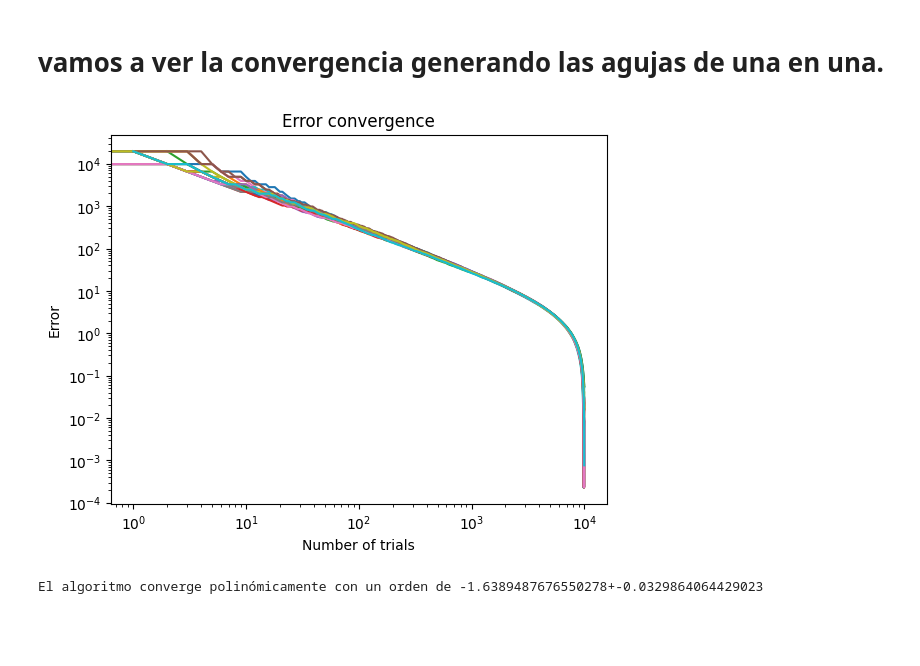
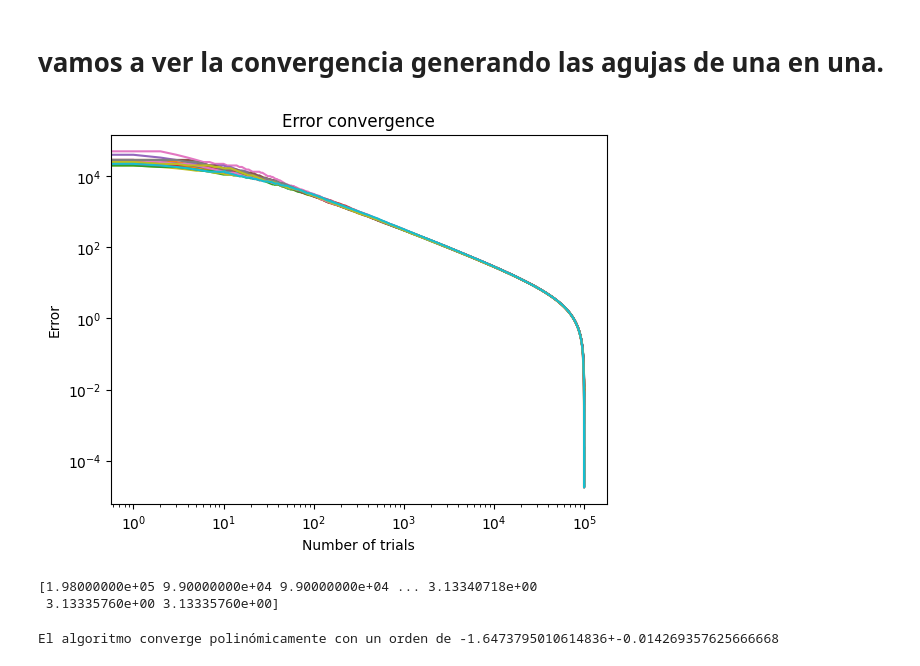
Before and after one commit to FullFran/Optimization-Algorithms, a Jupyter notebook: 2 Números aleatorios, Métodos de Montecarlo/Aguja de Buffon/buffon_needle.ipynb, the cells around one changed output. Cells and saved outputs as stored; diff of their text form; code cells hidden in the pictures; blank space fills up the shorter version.

```diff
--- a/2 Números aleatorios, Métodos de Montecarlo/Aguja de Buffon/buffon_needle.ipynb
+++ b/2 Números aleatorios, Métodos de Montecarlo/Aguja de Buffon/buffon_needle.ipynb
@@ -82,19 +82,24 @@ plt.show()
 # %%
 ex = []
 for i in range(20):
-    pi, err, pi_acum, err_acum = pi_buffon_needle(0.99, 1, 10000)
-    plt.loglog(err_acum, label='d = '+str(0.99))
+    pi, err, pi_acum, err_acum = pi_buffon_needle(0.99, 1, 100000)
+    plt.loglog(err_acum[10:], label='d = '+str(0.99))
     plt.xlabel('Number of trials')
     plt.ylabel('Error')
     plt.title('Error convergence')
     p = np.polyfit(np.log(np.arange(1,len(err_acum)+1)), np.log(err_acum),1)
     ex.append(p[0])
 plt.show()
 # %% [output]
-[figure, old version]
+[figure, new version]
+# %%
+print(pi_acum)
+# %% [output]
+[1.98000000e+05 9.90000000e+04 9.90000000e+04 ... 3.13340718e+00
+ 3.13335760e+00 3.13335760e+00]
 # %%
 co = np.mean([i for i in ex if not np.isnan(i)])
 err = np.std([i for i in ex if not np.isnan(i)])
 print(f'El algoritmo converge polinómicamente con un orden de {co}+-{err}')
 # %% [output]
-El algoritmo converge polinómicamente con un orden de -1.6389487676550278+-0.0329864064429023
+El algoritmo converge polinómicamente con un orden de -1.6473795010614836+-0.014269357625666668
```
Also changed, not shown: 1 other file.
